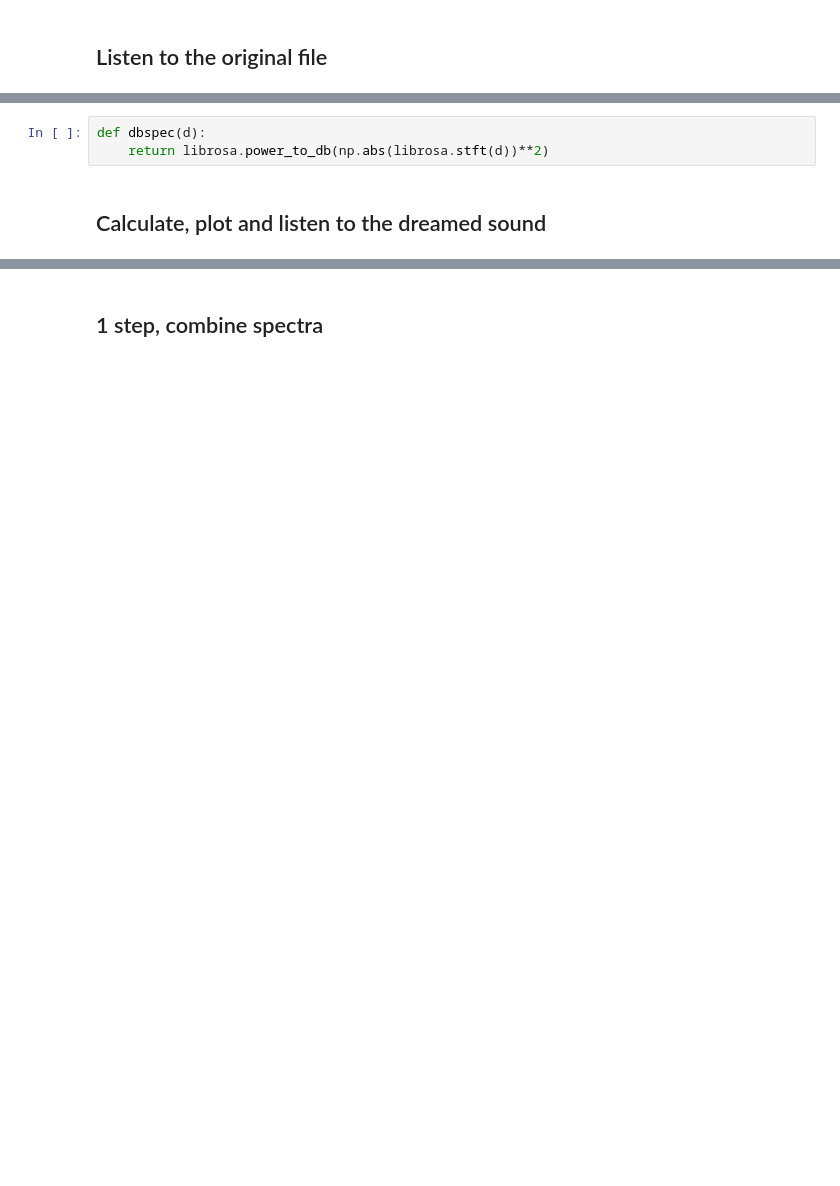
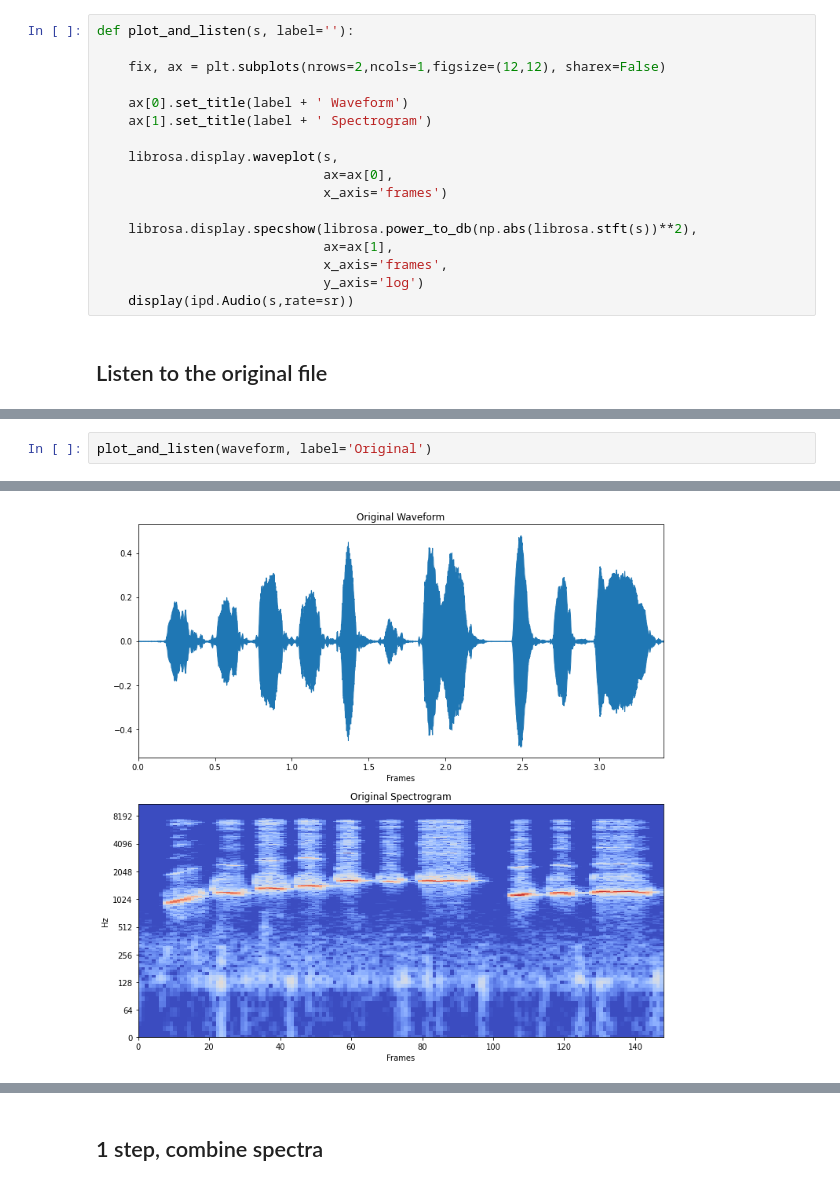
Before and after one commit to fdch/dreamsound, a Jupyter notebook: DreamSound_v_1.ipynb, the cells around one changed output, grey strips where cells are left out. Drawn from its saved outputs; the diff is of its cells as text; blank space fills up the shorter version.

```diff
--- a/DreamSound_v_1.ipynb
+++ b/DreamSound_v_1.ipynb
@@ -157,5 +150,22 @@ def calc_loss(img, model, maxloss=True, maxframe=False):
       loss = tf.math.reduce_sum(losses)
 
   return loss
+# %%
+def plot_and_listen(s, label=''):
+
+    fix, ax = plt.subplots(nrows=2,ncols=1,figsize=(12,12), sharex=False)
+
+    ax[0].set_title(label + ' Waveform')
+    ax[1].set_title(label + ' Spectrogram')
+
+    librosa.display.waveplot(s,
+                             ax=ax[0],
+                             x_axis='frames')
+
+    librosa.display.specshow(librosa.power_to_db(np.abs(librosa.stft(s))**2),
+                             ax=ax[1],
+                             x_axis='frames',
+                             y_axis='log')
+    display(ipd.Audio(s,rate=sr))
 # %% [markdown]
 ## Listen to the original file
@@ -166,5 +172,3 @@ ipd.Audio(waveform,rate=sr)
-# %%
-def dbspec(d):
-    return librosa.power_to_db(np.abs(librosa.stft(d))**2)
-# %% [markdown]
-## Calculate, plot and listen to the dreamed sound
+# %%
+plot_and_listen(waveform, label='Original')
+# %% [output]
@@ -170,0 +176 @@ def dbspec(d):
+[figure, added]
```
Also changed, not shown: parts of 23 cells of this notebook.
